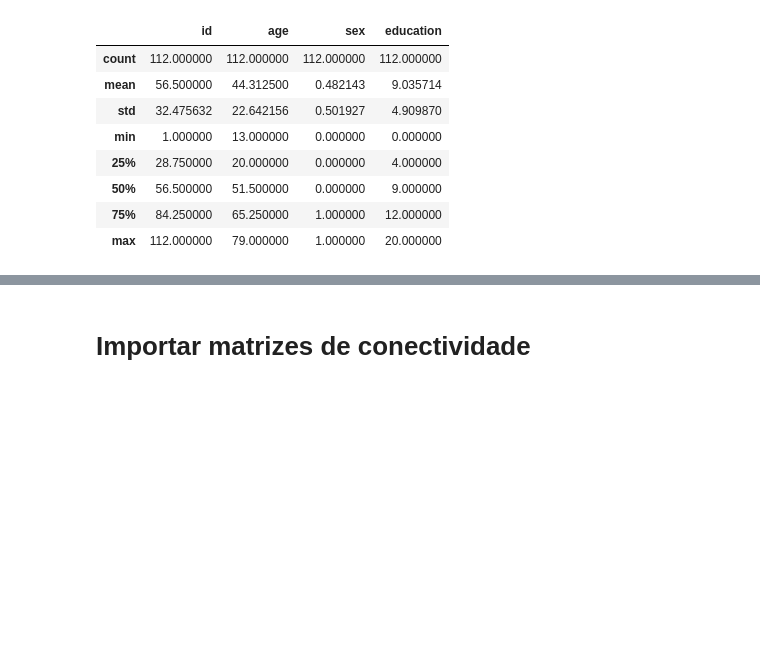
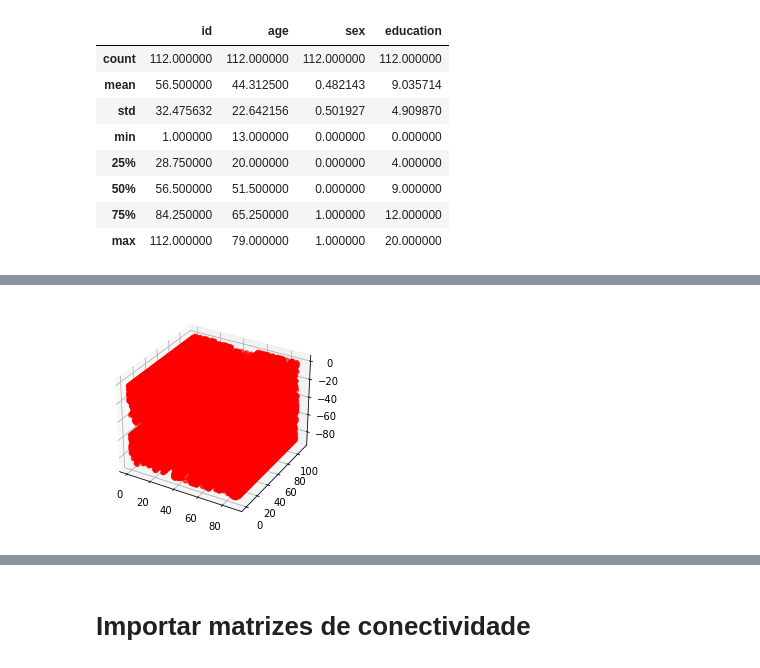
Before and after one commit to benjamimcoelho/AprendizagemProfunda, a Jupyter notebook: notebooks/grupo7.ipynb, the cells around one changed output, grey strips where cells are left out. Cells and saved outputs as stored; diff of their text form; code cells hidden in the pictures; blank space fills up the shorter version.

```diff
--- a/notebooks/grupo7.ipynb
+++ b/notebooks/grupo7.ipynb
@@ -36,0 +113,8 @@ train_data.describe()
+# %%
+import numpy as np
+import scipy.io
+
+mat = scipy.io.loadmat('../data/train_data.mat')
+
+X = mat["train_data"]
+print(X)
@@ -36,0 +139,13 @@ train_data.describe()
+# %%
+#todos
+import matplotlib.pyplot as plt
+from mpl_toolkits.mplot3d import Axes3D
+fig = plt.figure()
+ax = fig.add_subplot(111, projection='3d')
+
+z,x,y = X.nonzero()
+
+ax.scatter(x, y, -z, zdir='z', c= 'red')
+plt.show()
+# %% [output]
+[figure, added]
```
Also changed, not shown: parts of 16 cells of this notebook.
